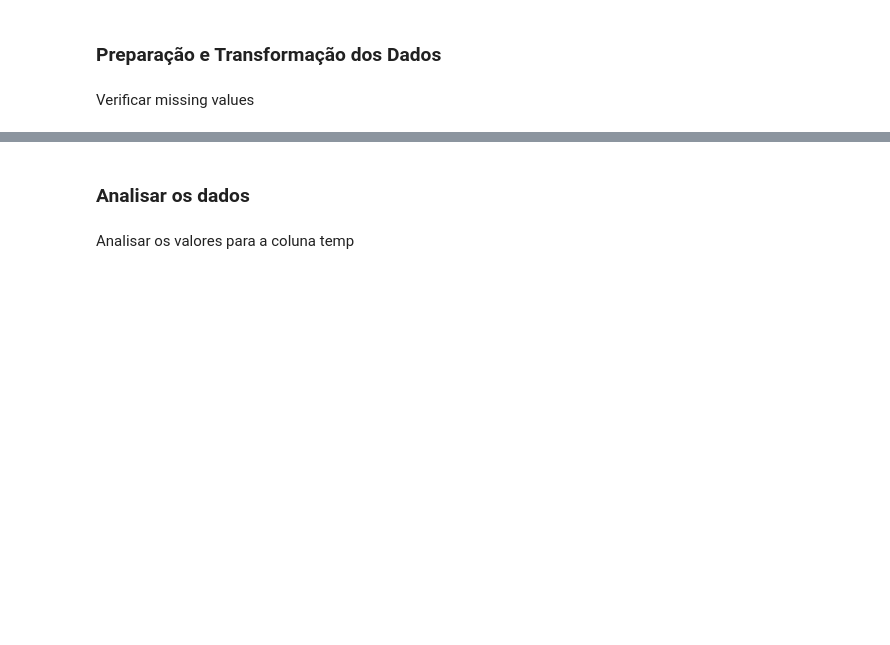
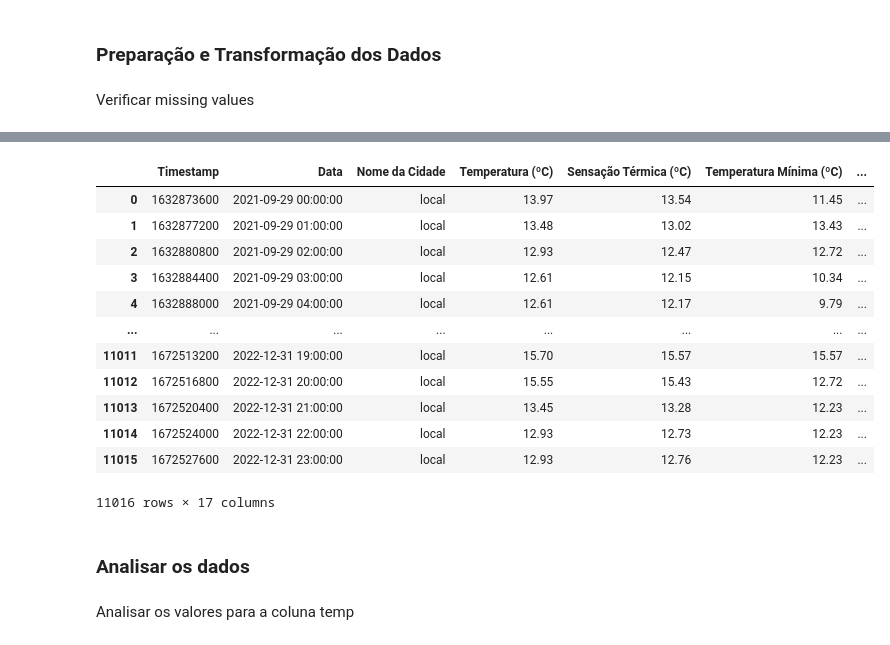
Before and after one commit to jpgoncalves13/DAA, a Jupyter notebook: DatasetCompeticao/dataset_competicao.ipynb, the cells around one changed output, grey strips where cells are left out. Drawn from its saved outputs; the diff is of its cells as text; code cells hidden in the pictures; blank space fills up the shorter version.

```diff
--- a/DatasetCompeticao/dataset_competicao.ipynb
+++ b/DatasetCompeticao/dataset_competicao.ipynb
@@ -264,3 +260,19 @@ meteo
+# %%
+data
+# %% [output]
+|  | Timestamp | Data | Nome da Cidade | Temperatura (ºC) | Sensação Térmica (ºC) | Temperatura Mínima (ºC) | ... |
+| 0 | 1632873600 | 2021-09-29 00:00:00 | local | 13.97 | 13.54 | 11.45 | ... |
+| 1 | 1632877200 | 2021-09-29 01:00:00 | local | 13.48 | 13.02 | 13.43 | ... |
+| 2 | 1632880800 | 2021-09-29 02:00:00 | local | 12.93 | 12.47 | 12.72 | ... |
+| 3 | 1632884400 | 2021-09-29 03:00:00 | local | 12.61 | 12.15 | 10.34 | ... |
+| 4 | 1632888000 | 2021-09-29 04:00:00 | local | 12.61 | 12.17 | 9.79 | ... |
+| ... | ... | ... | ... | ... | ... | ... | ... |
+| 11011 | 1672513200 | 2022-12-31 19:00:00 | local | 15.70 | 15.57 | 15.57 | ... |
+| 11012 | 1672516800 | 2022-12-31 20:00:00 | local | 15.55 | 15.43 | 12.72 | ... |
+| 11013 | 1672520400 | 2022-12-31 21:00:00 | local | 13.45 | 13.28 | 12.23 | ... |
+| 11014 | 1672524000 | 2022-12-31 22:00:00 | local | 12.93 | 12.73 | 12.23 | ... |
+| 11015 | 1672527600 | 2022-12-31 23:00:00 | local | 12.93 | 12.76 | 12.23 | ... |
+11016 rows × 17 columns
 # %% [markdown]
 ### Analisar os dados
 # %% [markdown]
```
Also changed, not shown: parts of 17 cells of this notebook.
